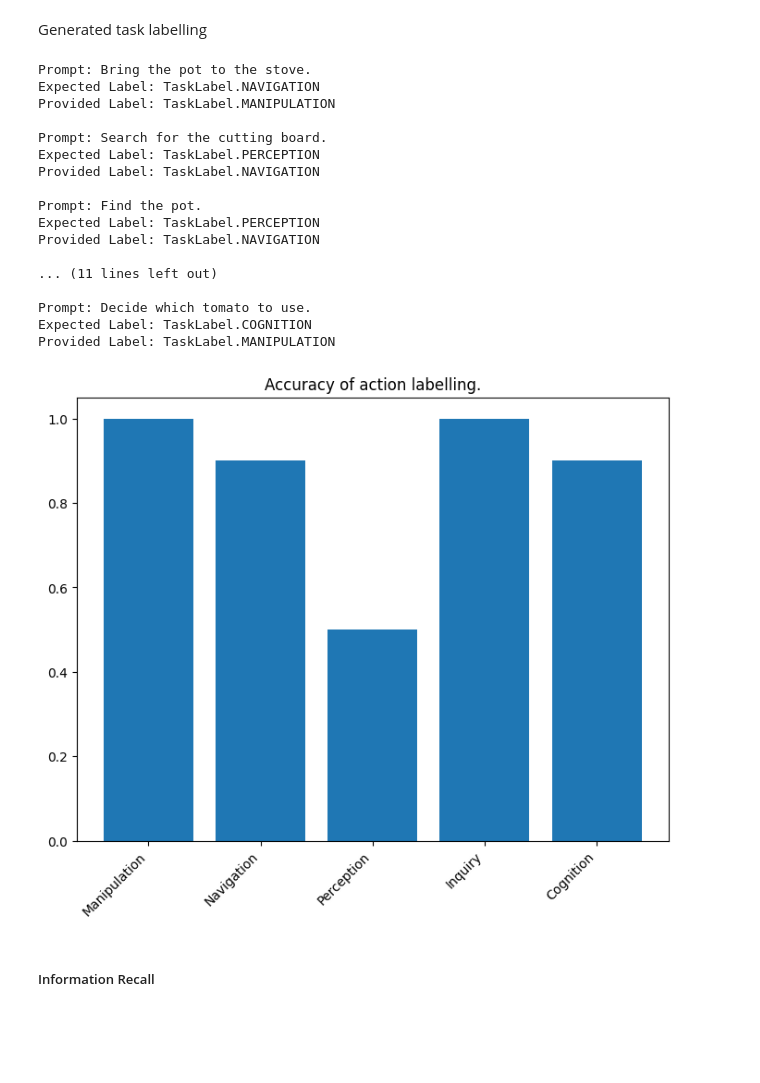
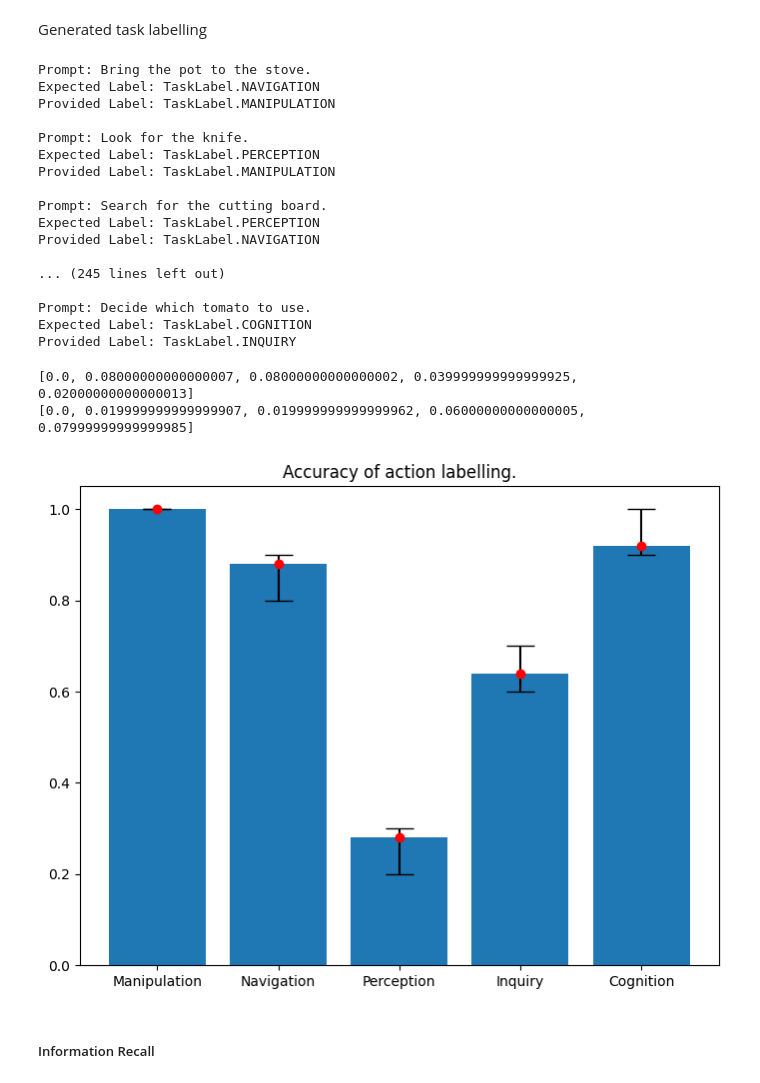
Before and after one commit to andrei-calin-dragomir/gpt-controller, a Jupyter notebook: manual.ipynb, the cells around one changed output. Cells and saved outputs as stored; diff of their text form; code cells hidden in the pictures; blank space fills up the shorter version.

```diff
--- a/manual.ipynb
+++ b/manual.ipynb
@@ -385,33 +410,26 @@ labelled_cognitive_tasks = [(TaskLabel.COGNITION, prompt) for prompt in cognitiv
 
 data_sets_2 = [labelled_manipulation_tasks, labelled_navigation_tasks, labelled_perception_tasks, labelled_inquiry_tasks, labelled_cognitive_tasks]
 plot_data_2 = []
-for data in data_sets_2: plot_data_2.append(run_label_tests(data, data[0][0]))
+for i in range(0,5):
+    tmp_data_2 = []
+    for data in data_sets_2:
+        tmp_data_2.append(run_label_tests(data, data[0][0]))
+    plot_data_2.append(tmp_data_2)
 # %% [output]
 Prompt: Bring the pot to the stove.
 Expected Label: TaskLabel.NAVIGATION
+Provided Label: TaskLabel.MANIPULATION
+
+Prompt: Look for the knife.
+Expected Label: TaskLabel.PERCEPTION
 Provided Label: TaskLabel.MANIPULATION
 
 Prompt: Search for the cutting board.
 Expected Label: TaskLabel.PERCEPTION
 Provided Label: TaskLabel.NAVIGATION
 
-Prompt: Find the pot.
-Expected Label: TaskLabel.PERCEPTION
-Provided Label: TaskLabel.NAVIGATION
-
-... (11 lines left out)
+... (245 lines left out)
 
 Prompt: Decide which tomato to use.
 Expected Label: TaskLabel.COGNITION
-Provided Label: TaskLabel.MANIPULATION
+Provided Label: TaskLabel.INQUIRY
-# %%
-fig = plt.figure()
-ax = fig.add_axes([0,0,1,1])
-labels = ['Manipulation', 'Navigation', 'Perception', 'Inquiry', 'Cognition']
-accuracies = plot_data_2
-ax.bar(labels,accuracies)
-plt.xticks(rotation=45, ha='right')
-plt.title('Accuracy of action labelling.')
-plt.show()
-# %% [output]
-[figure, removed]
@@ -429,3 +436,29 @@ plt.show()
+# %%
+fig = plt.figure()
+ax = fig.add_axes([0,0,1,1])
+labels = ['Manipulation', 'Navigation', 'Perception', 'Inquiry', 'Cognition']
+accuracies_2 = list(zip(*plot_data_2))
+
+means = [sum(accuracy_set)/len(accuracy_set) for accuracy_set in accuracies_2]
+max_values = [max(accuracy_set) for accuracy_set in accuracies_2]
+min_values = [min(accuracy_set) for accuracy_set in accuracies_2]
+
+min_err = [means[i] - min_values[i] for i in range(0, len(means))]
+max_err = [max_values[i] - means[i] for i in range(0, len(means))]
+
+print(min_err)
+print(max_err)
+# Plot the error bars
+ax.bar(labels, means)
+ax.errorbar(labels, means, yerr=[min_err, max_err],
+            fmt='o', color='red', ecolor='black', capsize=10)
+
+plt.title('Accuracy of action labelling.')
+plt.show()
+# %% [output]
+[0.0, 0.08000000000000007, 0.08000000000000002, 0.039999999999999925, 0.02000000000000013]
+[0.0, 0.019999999999999907, 0.019999999999999962, 0.06000000000000005, 0.07999999999999985]
+[figure, added]
 # %% [markdown]
 ##### Information Recall
 # %%
```
Also changed, not shown: parts of 8 cells of this notebook, 3 other files.
